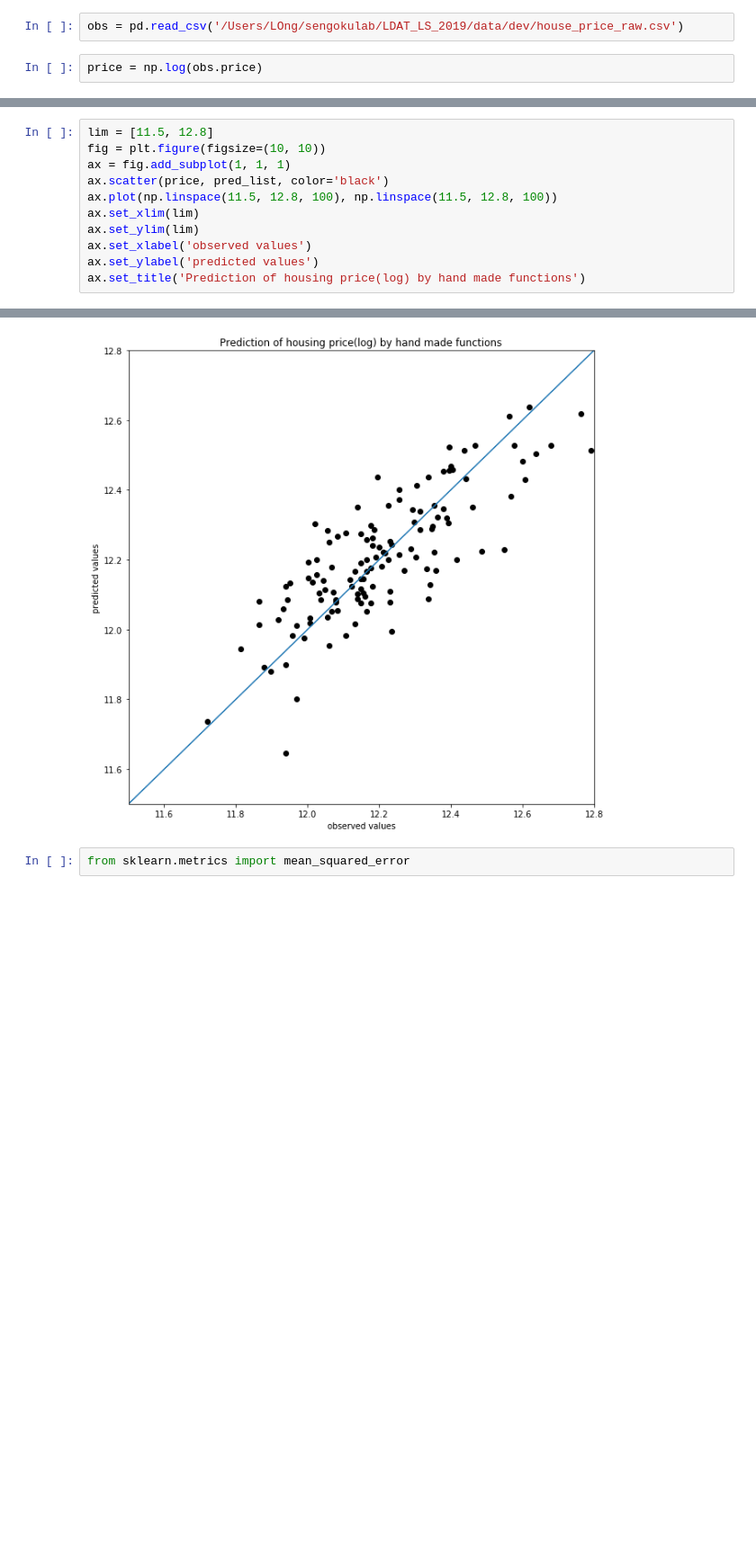
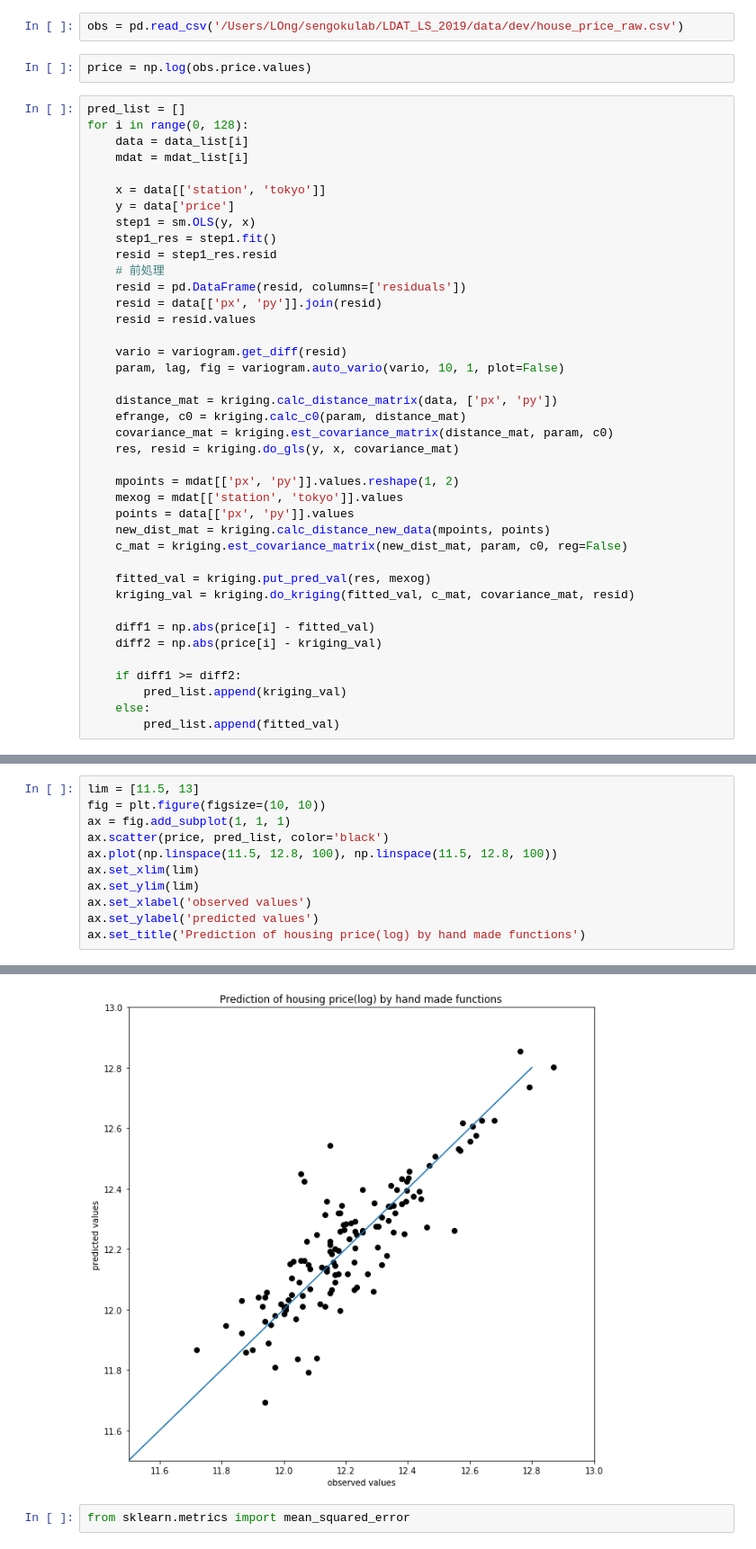
Before and after one commit to ryuya-ko/LDAT_LS_2019, a Jupyter notebook: code/python/refactor_kriging_est.ipynb, the cells around one changed output, grey strips where cells are left out. Shown at 90% size. Cells and saved outputs as stored; diff of their text form; blank space fills up the shorter version.

```diff
--- a/code/python/refactor_kriging_est.ipynb
+++ b/code/python/refactor_kriging_est.ipynb
@@ -251,4 +187,44 @@ for i in range(0, 128):
 # %%
 obs = pd.read_csv('/Users/LOng/sengokulab/LDAT_LS_2019/data/dev/house_price_raw.csv')
 # %%
-price = np.log(obs.price)
+price = np.log(obs.price.values)
+# %%
+pred_list = []
+for i in range(0, 128):
+    data = data_list[i]
+    mdat = mdat_list[i]
+
+    x = data[['station', 'tokyo']]
+    y = data['price']
+    step1 = sm.OLS(y, x)
+    step1_res = step1.fit()
+    resid = step1_res.resid
+    # 前処理
+    resid = pd.DataFrame(resid, columns=['residuals'])
+    resid = data[['px', 'py']].join(resid)
+    resid = resid.values
+
+    vario = variogram.get_diff(resid)
+    param, lag, fig = variogram.auto_vario(vario, 10, 1, plot=False)
+
+    distance_mat = kriging.calc_distance_matrix(data, ['px', 'py'])
+    efrange, c0 = kriging.calc_c0(param, distance_mat)
+    covariance_mat = kriging.est_covariance_matrix(distance_mat, param, c0)
+    res, resid = kriging.do_gls(y, x, covariance_mat)
+
+    mpoints = mdat[['px', 'py']].values.reshape(1, 2)
+    mexog = mdat[['station', 'tokyo']].values
+    points = data[['px', 'py']].values
+    new_dist_mat = kriging.calc_distance_new_data(mpoints, points)
+    c_mat = kriging.est_covariance_matrix(new_dist_mat, param, c0, reg=False)
+
+    fitted_val = kriging.put_pred_val(res, mexog)
+    kriging_val = kriging.do_kriging(fitted_val, c_mat, covariance_mat, resid)
+
+    diff1 = np.abs(price[i] - fitted_val)
+    diff2 = np.abs(price[i] - kriging_val)
+
+    if diff1 >= diff2:
+        pred_list.append(kriging_val)
+    else:
+        pred_list.append(fitted_val)
@@ -255,17 +249,17 @@ price = np.log(obs.price)
 # %%
-lim = [11.5, 12.8]
+lim = [11.5, 13]
 fig = plt.figure(figsize=(10, 10))
 ax = fig.add_subplot(1, 1, 1)
 ax.scatter(price, pred_list, color='black')
 ax.plot(np.linspace(11.5, 12.8, 100), np.linspace(11.5, 12.8, 100))
 ax.set_xlim(lim)
 ax.set_ylim(lim)
 ax.set_xlabel('observed values')
 ax.set_ylabel('predicted values')
 ax.set_title('Prediction of housing price(log) by hand made functions')
 # %% [output]
 Text(0.5, 1.0, 'Prediction of housing price(log) by hand made functions')
-[figure, old version]
+[figure, new version]
 # %%
 from sklearn.metrics import mean_squared_error
 # %%
```
Also changed, not shown: parts of 19 cells of this notebook, 2 other files.
